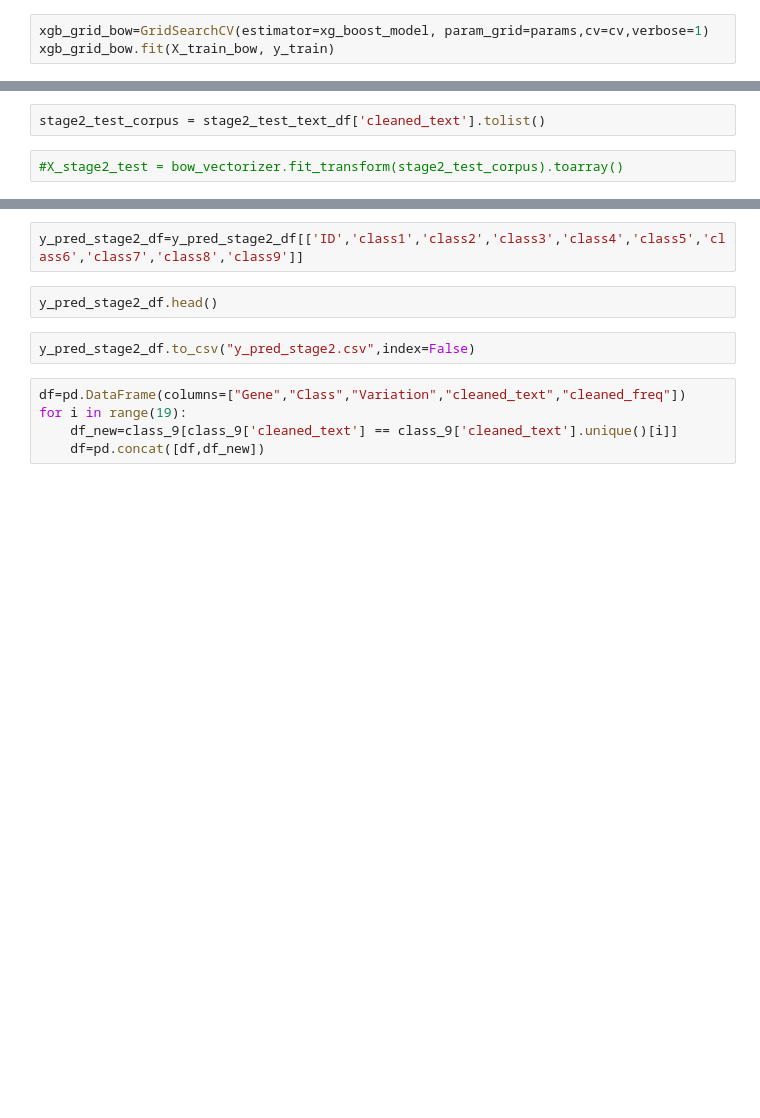
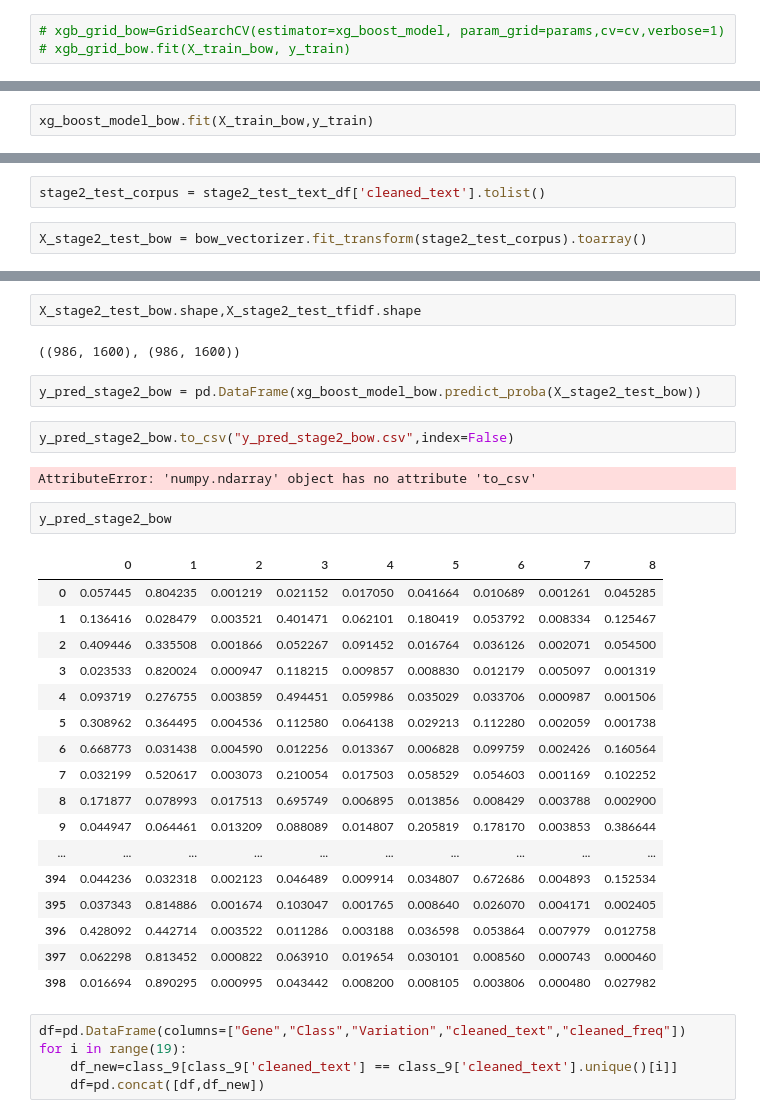
Before and after one commit to me-nobody/jovian-ml-project, a Jupyter notebook: jovian-ml-project-010422-home.ipynb, the cells around one changed output, grey strips where cells are left out. Cells and saved outputs as stored; diff of their text form; blank space fills up the shorter version.

```diff
--- a/jovian-ml-project-010422-home.ipynb
+++ b/jovian-ml-project-010422-home.ipynb
@@ -1579,5 +1580,5 @@ cv = KFold(n_splits=5, random_state=1, shuffle=True)
 # %% [markdown]
 #### fitting the BOW model
 # %%
-xgb_grid_bow=GridSearchCV(estimator=xg_boost_model, param_grid=params,cv=cv,verbose=1)
-xgb_grid_bow.fit(X_train_bow, y_train)
+# xgb_grid_bow=GridSearchCV(estimator=xg_boost_model, param_grid=params,cv=cv,verbose=1)
+# xgb_grid_bow.fit(X_train_bow, y_train)
@@ -1596,0 +1585,2 @@ KeyboardInterrupt:
+# %%
+xg_boost_model_bow.fit(X_train_bow,y_train)
@@ -1777,5 +1728,5 @@ stage2_cleaned_view.head()
 # %%
 stage2_test_corpus = stage2_test_text_df['cleaned_text'].tolist()
 # %%
-#X_stage2_test = bow_vectorizer.fit_transform(stage2_test_corpus).toarray()
+X_stage2_test_bow = bow_vectorizer.fit_transform(stage2_test_corpus).toarray()
 # %%
@@ -1797,9 +1734,33 @@ y_pred_stage2_df.columns = ['class1','class2','class3','class4','class5','class6
-# %%
-y_pred_stage2_df=y_pred_stage2_df[['ID','class1','class2','class3','class4','class5','class6','class7','class8','class9']]
-# %%
-y_pred_stage2_df.head()
+# %%
+X_stage2_test_bow.shape,X_stage2_test_tfidf.shape
+# %% [output]
+((986, 1600), (986, 1600))
+# %%
+y_pred_stage2_bow = pd.DataFrame(xg_boost_model_bow.predict_proba(X_stage2_test_bow))
 # %%
-y_pred_stage2_df.to_csv("y_pred_stage2.csv",index=False)
+y_pred_stage2_bow.to_csv("y_pred_stage2_bow.csv",index=False)
+# %% [output]
+AttributeError: 'numpy.ndarray' object has no attribute 'to_csv'
+# %%
+y_pred_stage2_bow
+# %% [output]
+|  | 0 | 1 | 2 | 3 | 4 | 5 | 6 | 7 | 8 |
+| 0 | 0.057445 | 0.804235 | 0.001219 | 0.021152 | 0.017050 | 0.041664 | 0.010689 | 0.001261 | 0.045285 |
+| 1 | 0.136416 | 0.028479 | 0.003521 | 0.401471 | 0.062101 | 0.180419 | 0.053792 | 0.008334 | 0.125467 |
+| 2 | 0.409446 | 0.335508 | 0.001866 | 0.052267 | 0.091452 | 0.016764 | 0.036126 | 0.002071 | 0.054500 |
+| 3 | 0.023533 | 0.820024 | 0.000947 | 0.118215 | 0.009857 | 0.008830 | 0.012179 | 0.005097 | 0.001319 |
+| 4 | 0.093719 | 0.276755 | 0.003859 | 0.494451 | 0.059986 | 0.035029 | 0.033706 | 0.000987 | 0.001506 |
+| 5 | 0.308962 | 0.364495 | 0.004536 | 0.112580 | 0.064138 | 0.029213 | 0.112280 | 0.002059 | 0.001738 |
+| 6 | 0.668773 | 0.031438 | 0.004590 | 0.012256 | 0.013367 | 0.006828 | 0.099759 | 0.002426 | 0.160564 |
+| 7 | 0.032199 | 0.520617 | 0.003073 | 0.210054 | 0.017503 | 0.058529 | 0.054603 | 0.001169 | 0.102252 |
+| 8 | 0.171877 | 0.078993 | 0.017513 | 0.695749 | 0.006895 | 0.013856 | 0.008429 | 0.003788 | 0.002900 |
+| 9 | 0.044947 | 0.064461 | 0.013209 | 0.088089 | 0.014807 | 0.205819 | 0.178170 | 0.003853 | 0.386644 |
+| ... | ... | ... | ... | ... | ... | ... | ... | ... | ... |
+| 394 | 0.044236 | 0.032318 | 0.002123 | 0.046489 | 0.009914 | 0.034807 | 0.672686 | 0.004893 | 0.152534 |
+| 395 | 0.037343 | 0.814886 | 0.001674 | 0.103047 | 0.001765 | 0.008640 | 0.026070 | 0.004171 | 0.002405 |
+| 396 | 0.428092 | 0.442714 | 0.003522 | 0.011286 | 0.003188 | 0.036598 | 0.053864 | 0.007979 | 0.012758 |
+| 397 | 0.062298 | 0.813452 | 0.000822 | 0.063910 | 0.019654 | 0.030101 | 0.008560 | 0.000743 | 0.000460 |
+| 398 | 0.016694 | 0.890295 | 0.000995 | 0.043442 | 0.008200 | 0.008105 | 0.003806 | 0.000480 | 0.027982 |
 # %%
 df=pd.DataFrame(columns=["Gene","Class","Variation","cleaned_text","cleaned_freq"])
 for i in range(19):
```
Also changed, not shown: parts of 93 cells of this notebook.
